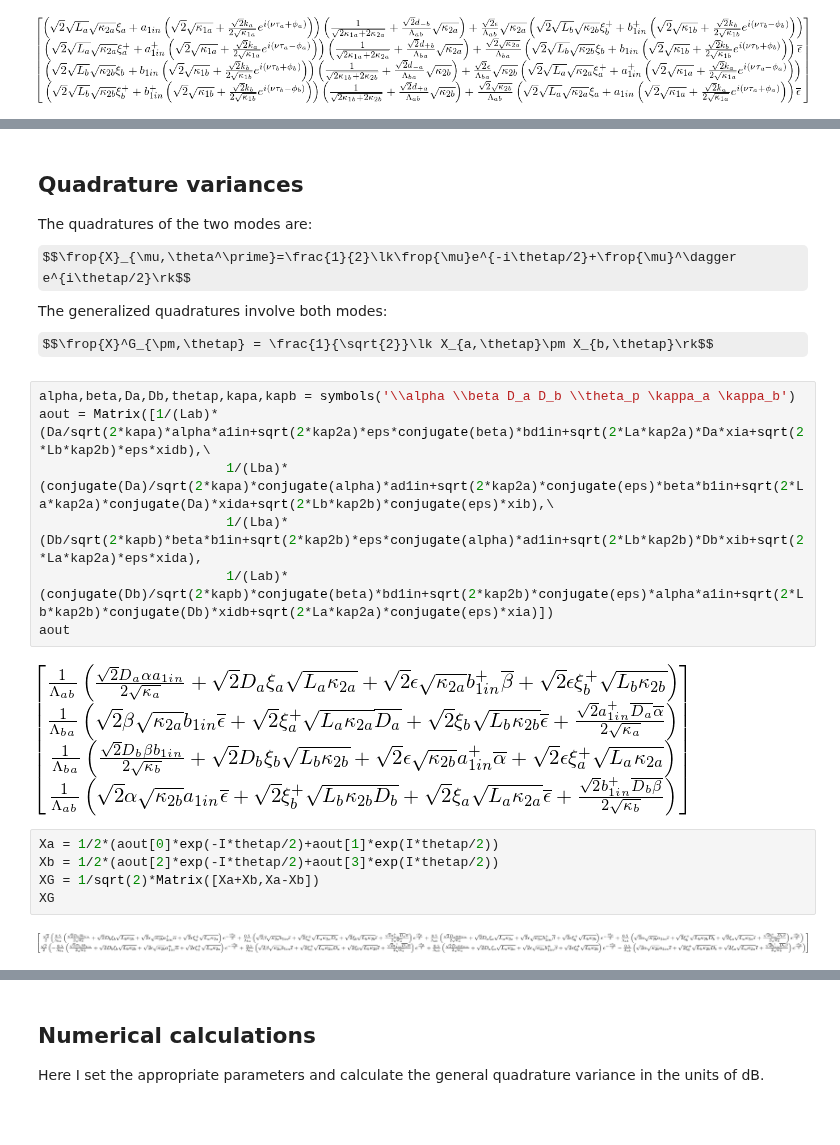
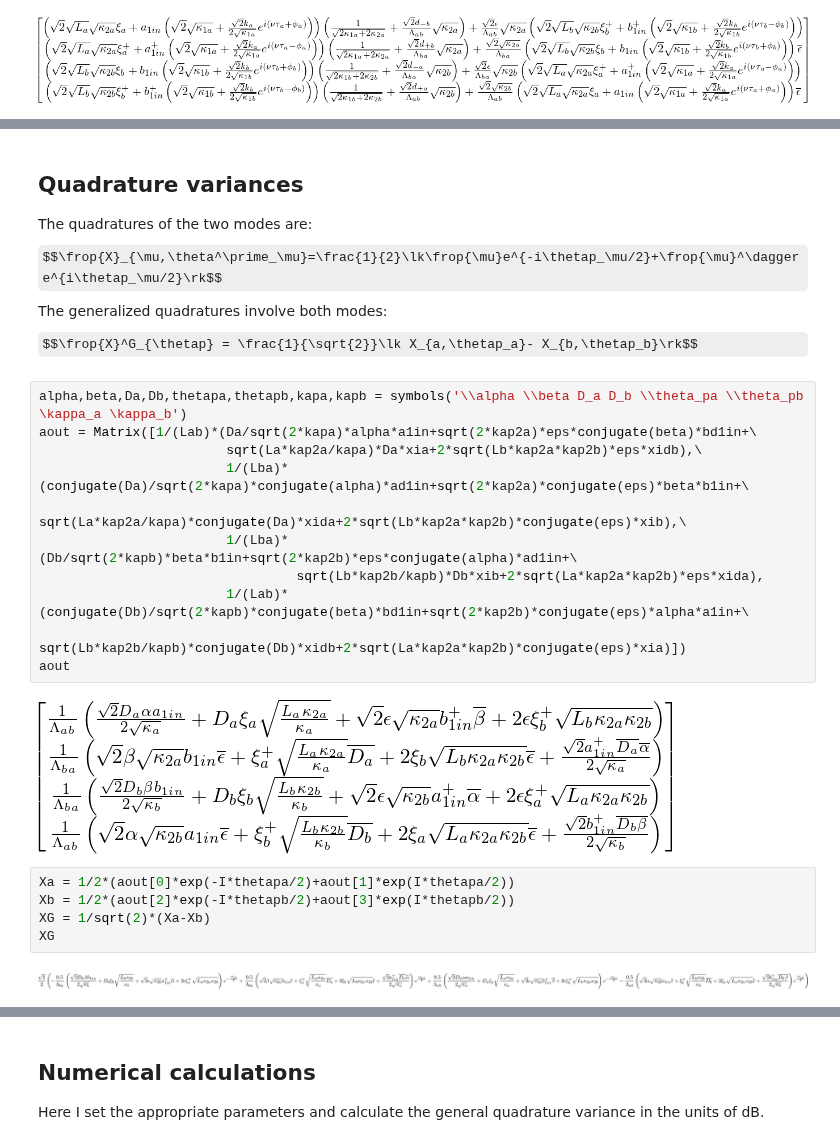
Before and after one commit to nemetniki/General-linear-model, a Jupyter notebook: NDPA.ipynb, the cells around one changed output, grey strips where cells are left out. Drawn from its saved outputs; the diff is of its cells as text; some formulas as TeX source; blank space fills up the shorter version.

```diff
--- a/NDPA.ipynb
+++ b/NDPA.ipynb
@@ -124,25 +127,29 @@ $$\begin{align}
 ## Quadrature variances
 
 The quadratures of the two modes are:
-$$\frop{X}_{\mu,\theta^\prime}=\frac{1}{2}\lk\frop{\mu}e^{-i\thetap/2}+\frop{\mu}^\dagger e^{i\thetap/2}\rk$$
+$$\frop{X}_{\mu,\theta^\prime_\mu}=\frac{1}{2}\lk\frop{\mu}e^{-i\thetap_\mu/2}+\frop{\mu}^\dagger e^{i\thetap_\mu/2}\rk$$
 The generalized quadratures involve both modes:
-$$\frop{X}^G_{\pm,\thetap} = \frac{1}{\sqrt{2}}\lk X_{a,\thetap}\pm X_{b,\thetap}\rk$$
+$$\frop{X}^G_{\thetap} = \frac{1}{\sqrt{2}}\lk X_{a,\thetap_a}- X_{b,\thetap_b}\rk$$
 # %%
-alpha,beta,Da,Db,thetap,kapa,kapb = symbols('\\alpha \\beta D_a D_b \\theta_p \kappa_a \kappa_b')
-aout = Matrix([1/(Lab)*(Da/sqrt(2*kapa)*alpha*a1in+sqrt(2*kap2a)*eps*conjugate(beta)*bd1in+sqrt(2*La*kap2a)*Da*xia+sqrt(2*Lb*kap2b)*eps*xidb),\
-                        1/(Lba)*(conjugate(Da)/sqrt(2*kapa)*conjugate(alpha)*ad1in+sqrt(2*kap2a)*conjugate(eps)*beta*b1in+sqrt(2*La*kap2a)*conjugate(Da)*xida+sqrt(2*Lb*kap2b)*conjugate(eps)*xib),\
-                        1/(Lba)*(Db/sqrt(2*kapb)*beta*b1in+sqrt(2*kap2b)*eps*conjugate(alpha)*ad1in+sqrt(2*Lb*kap2b)*Db*xib+sqrt(2*La*kap2a)*eps*xida),
-                        1/(Lab)*(conjugate(Db)/sqrt(2*kapb)*conjugate(beta)*bd1in+sqrt(2*kap2b)*conjugate(eps)*alpha*a1in+sqrt(2*Lb*kap2b)*conjugate(Db)*xidb+sqrt(2*La*kap2a)*conjugate(eps)*xia)])
+alpha,beta,Da,Db,thetapa,thetapb,kapa,kapb = symbols('\\alpha \\beta D_a D_b \\theta_pa \\theta_pb \kappa_a \kappa_b')
+aout = Matrix([1/(Lab)*(Da/sqrt(2*kapa)*alpha*a1in+sqrt(2*kap2a)*eps*conjugate(beta)*bd1in+\
+                        sqrt(La*kap2a/kapa)*Da*xia+2*sqrt(Lb*kap2a*kap2b)*eps*xidb),\
+                        1/(Lba)*(conjugate(Da)/sqrt(2*kapa)*conjugate(alpha)*ad1in+sqrt(2*kap2a)*conjugate(eps)*beta*b1in+\
+                                 sqrt(La*kap2a/kapa)*conjugate(Da)*xida+2*sqrt(Lb*kap2a*kap2b)*conjugate(eps)*xib),\
+                        1/(Lba)*(Db/sqrt(2*kapb)*beta*b1in+sqrt(2*kap2b)*eps*conjugate(alpha)*ad1in+\
+                                 sqrt(Lb*kap2b/kapb)*Db*xib+2*sqrt(La*kap2a*kap2b)*eps*xida),
+                        1/(Lab)*(conjugate(Db)/sqrt(2*kapb)*conjugate(beta)*bd1in+sqrt(2*kap2b)*conjugate(eps)*alpha*a1in+\
+                                 sqrt(Lb*kap2b/kapb)*conjugate(Db)*xidb+2*sqrt(La*kap2a*kap2b)*conjugate(eps)*xia)])
 aout
 # %% [output]
-[figure, old version]
+[figure, new version]
 # %%
-Xa = 1/2*(aout[0]*exp(-I*thetap/2)+aout[1]*exp(I*thetap/2))
-Xb = 1/2*(aout[2]*exp(-I*thetap/2)+aout[3]*exp(I*thetap/2))
-XG = 1/sqrt(2)*Matrix([Xa+Xb,Xa-Xb])
+Xa = 1/2*(aout[0]*exp(-I*thetapa/2)+aout[1]*exp(I*thetapa/2))
+Xb = 1/2*(aout[2]*exp(-I*thetapb/2)+aout[3]*exp(I*thetapb/2))
+XG = 1/sqrt(2)*(Xa-Xb)
 XG
 # %% [output]
-[figure, old version]
+[figure, new version]
 # %% [markdown]
 So the expression of one of the quadratures is:
 $$\begin{align}
```
Also changed, not shown: parts of 12 cells of this notebook.
